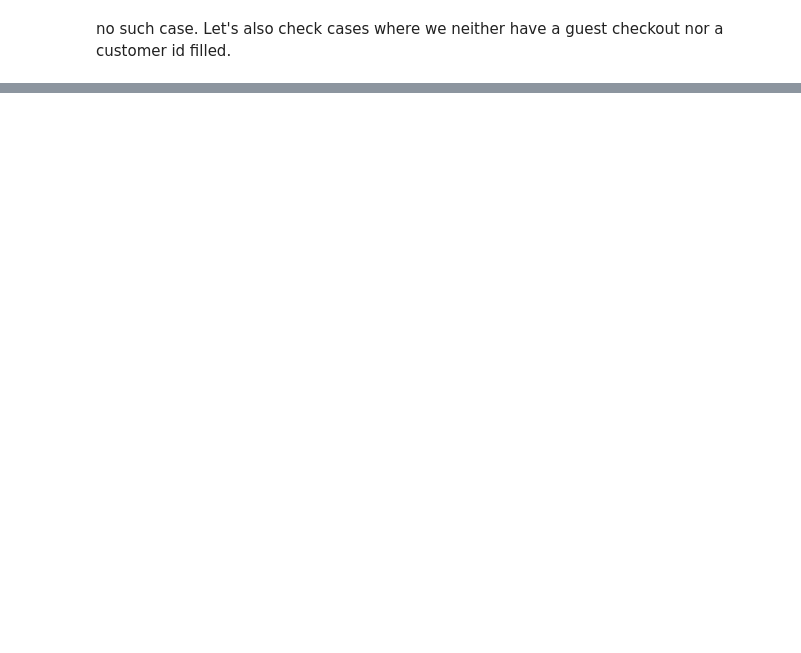
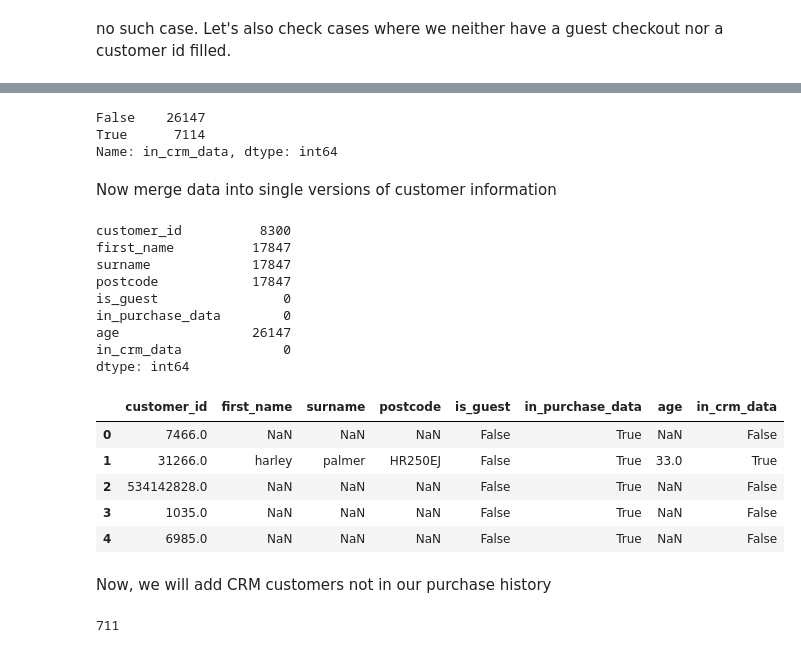
Before and after one commit to kbattish/Real-Life-Data-Analysis-Projects, a Jupyter notebook: customer-data-modeling/notebooks/customer_data_modeling.ipynb, the cells around one changed output, grey strips where cells are left out. Drawn from its saved outputs; the diff is of its cells as text; code cells hidden in the pictures; blank space fills up the shorter version.

```diff
--- a/customer-data-modeling/notebooks/customer_data_modeling.ipynb
+++ b/customer-data-modeling/notebooks/customer_data_modeling.ipynb
@@ -168,0 +205,5 @@ sales_customers["postcode"] = sales_customers["postcode"].str.strip()
+# %%
+for col in ["first_name", "surname"]:
+    crm[col] = crm[col].str.lower().str.strip()
+
+crm["postcode"] = crm["postcode"].str.strip()
@@ -168,0 +242,4 @@ sales_customers["postcode"] = sales_customers["postcode"].str.strip()
+# %%
+sales_and_crm_customers = sales_customers.merge(crm, on="customer_id", how="left", suffixes=("_sales", "_crm"))
+print(len(sales_and_crm_customers))
+sales_and_crm_customers.isnull().sum()
@@ -168,0 +259,62 @@ sales_customers["postcode"] = sales_customers["postcode"].str.strip()
+# %%
+# now we have duplicate customer detail columns, so merge them into the old ones
+merged_customers_filter = (
+    (sales_and_crm_customers["customer_id"].notnull()) # only for actual customers
+    # only if they have at least first or surname filled in
+    # meaning we've found a match in our CRM data
+    & ((sales_and_crm_customers["first_name_crm"].notnull())
+       | (sales_and_crm_customers["surname_crm"].notnull()))
+)
+
+sales_and_crm_customers.loc[merged_customers_filter, "in_crm_data"] = True
+sales_and_crm_customers.loc[~merged_customers_filter, "in_crm_data"] = False
+
+sales_and_crm_customers["in_crm_data"].value_counts()
+# %% [output]
+False    26147
+True      7114
+Name: in_crm_data, dtype: int64
+# %% [markdown]
+Now merge data into single versions of customer information
+# %%
+sales_and_crm_customers.loc[merged_customers_filter, ["first_name_sales", "surname_sales", "postcode_sales"]] = (
+    sales_and_crm_customers.loc[merged_customers_filter, ["first_name_crm", "surname_crm", "postcode_crm"]]
+    .values
+)
+
+# drop duplicate columns and rename
+sales_and_crm_customers = (
+    sales_and_crm_customers
+    .drop(columns=["first_name_crm", "surname_crm", "postcode_crm"])
+    .rename(columns={
+        "first_name_sales": "first_name",
+        "surname_sales": "surname",
+        "postcode_sales": "postcode"
+    })
+)
+
+print(sales_and_crm_customers.isnull().sum())
+sales_and_crm_customers.head()
+# %% [output]
+customer_id          8300
+first_name          17847
+surname             17847
+postcode            17847
+is_guest                0
+in_purchase_data        0
+age                 26147
+in_crm_data             0
+dtype: int64
+|  | customer_id | first_name | surname | postcode | is_guest | in_purchase_data | age | in_crm_data |
+| 0 | 7466.0 | NaN | NaN | NaN | False | True | NaN | False |
+| 1 | 31266.0 | harley | palmer | HR250EJ | False | True | 33.0 | True |
+| 2 | 534142828.0 | NaN | NaN | NaN | False | True | NaN | False |
+| 3 | 1035.0 | NaN | NaN | NaN | False | True | NaN | False |
+| 4 | 6985.0 | NaN | NaN | NaN | False | True | NaN | False |
+# %% [markdown]
+Now, we will add CRM customers not in our purchase history
+# %%
+crm_ids_to_add = list(set(crm["customer_id"].unique()) - set(sales_and_crm_customers["customer_id"].unique()))
+print(len(crm_ids_to_add))
+# %% [output]
+711
```
Also changed, not shown: parts of 68 cells of this notebook.
